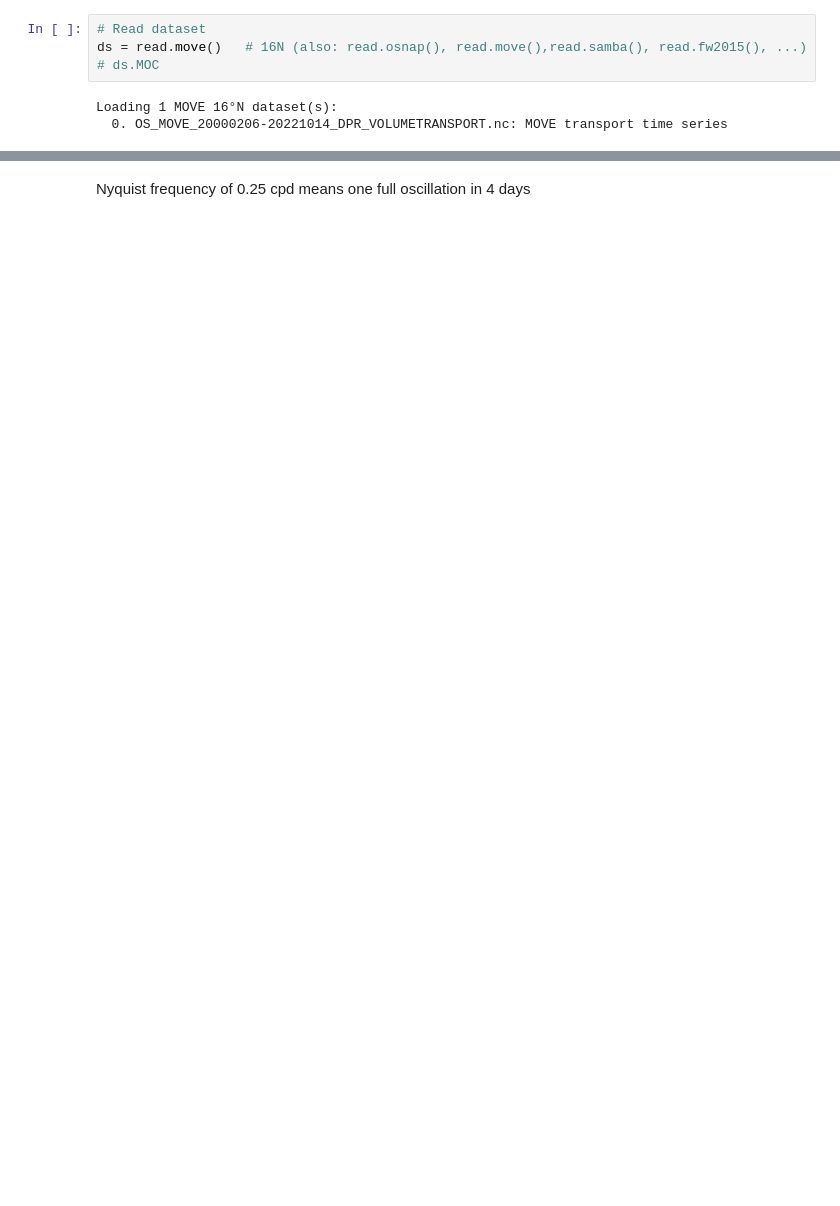
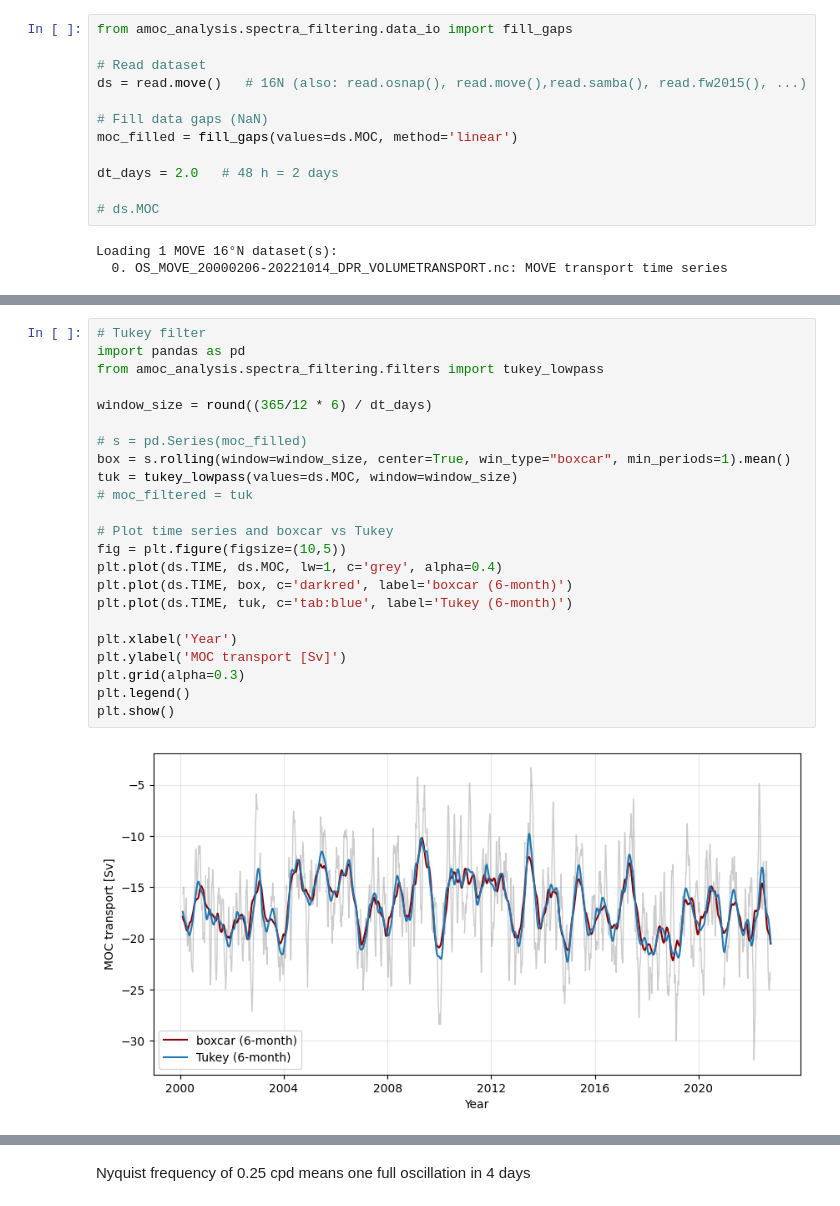
Before and after one commit to stine-fohrmann/data-analysis-assignment1, a Jupyter notebook: notebooks/testing.ipynb, the cells around one changed output, grey strips where cells are left out. Saved outputs shown, nothing was run; the diff lists cells and outputs as text; blank space fills up the shorter version.

```diff
--- a/notebooks/testing.ipynb
+++ b/notebooks/testing.ipynb
@@ -4,8 +4,16 @@ from amoc_analysis import data
 import matplotlib.pyplot as plt
 %load_ext autoreload
 # %%
+from amoc_analysis.spectra_filtering.data_io import fill_gaps
+
 # Read dataset
 ds = read.move()   # 16N (also: read.osnap(), read.move(),read.samba(), read.fw2015(), ...)
+
+# Fill data gaps (NaN)
+moc_filled = fill_gaps(values=ds.MOC, method='linear')
+
+dt_days = 2.0   # 48 h = 2 days
+
 # ds.MOC
 # %% [output]
 Loading 1 MOVE 16°N dataset(s):
@@ -13,3 +45,28 @@ Loading 1 MOVE 16°N dataset(s):
+# %%
+# Tukey filter
+import pandas as pd
+from amoc_analysis.spectra_filtering.filters import tukey_lowpass
+
+window_size = round((365/12 * 6) / dt_days)
+
+# s = pd.Series(moc_filled)
+box = s.rolling(window=window_size, center=True, win_type="boxcar", min_periods=1).mean()
+tuk = tukey_lowpass(values=ds.MOC, window=window_size)
+# moc_filtered = tuk
+
+# Plot time series and boxcar vs Tukey
+fig = plt.figure(figsize=(10,5))
+plt.plot(ds.TIME, ds.MOC, lw=1, c='grey', alpha=0.4)
+plt.plot(ds.TIME, box, c='darkred', label='boxcar (6-month)')
+plt.plot(ds.TIME, tuk, c='tab:blue', label='Tukey (6-month)')
+
+plt.xlabel('Year')
+plt.ylabel('MOC transport [Sv]')
+plt.grid(alpha=0.3)
+plt.legend()
+plt.show()
+# %% [output]
+[figure, added]
 # %%
 %autoreload
 from amoc_analysis.spectra_filtering.spectra import raw_periodogram
```
Also changed, not shown: parts of 5 cells of this notebook, 2 other files.
